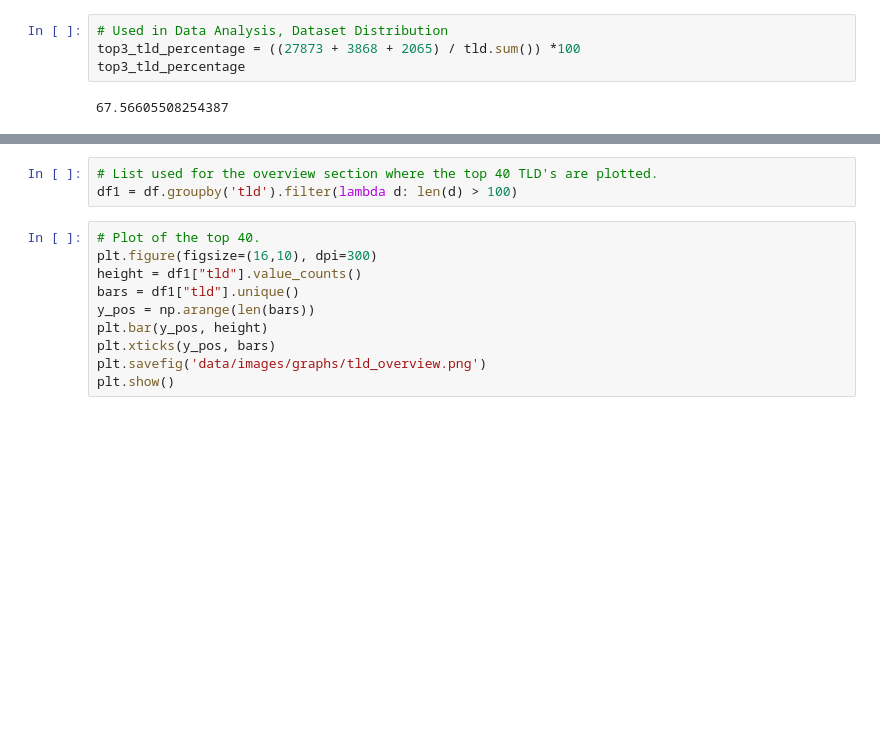
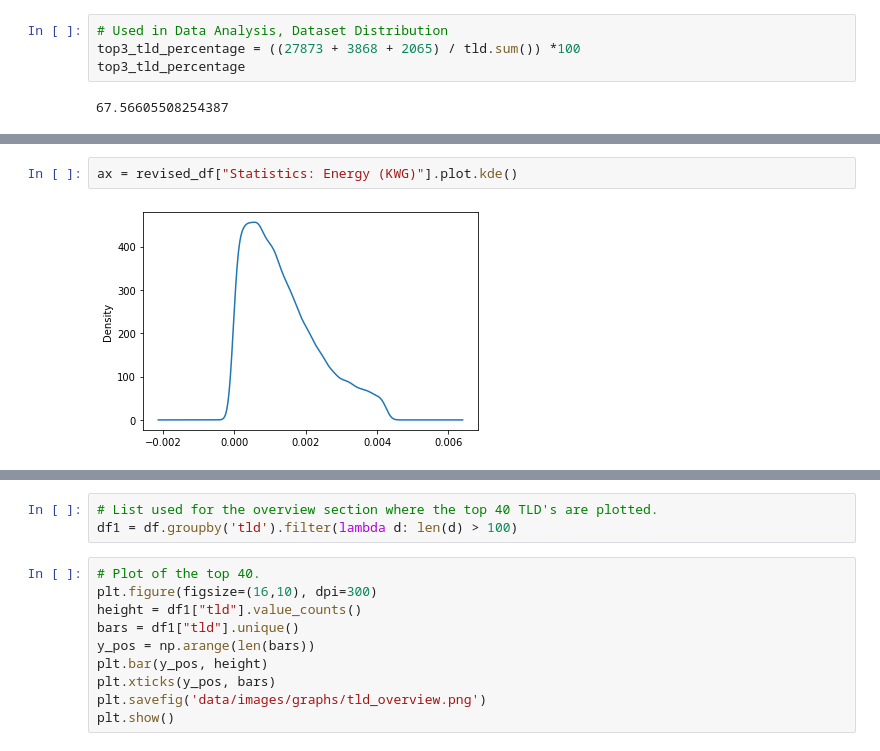
Before and after one commit to ivanivanov10101/bachelor-project, a Jupyter notebook: src/notebook.ipynb, the cells around one changed output, grey strips where cells are left out. Saved outputs shown, nothing was run; the diff lists cells and outputs as text; blank space fills up the shorter version.

```diff
--- a/src/notebook.ipynb
+++ b/src/notebook.ipynb
@@ -247,0 +265,4 @@ top3_tld_percentage
+# %%
+ax = revised_df["Statistics: Energy (KWG)"].plot.kde()
+# %% [output]
+[figure, added]
```
Also changed, not shown: parts of 5 cells of this notebook, 5 other files.
